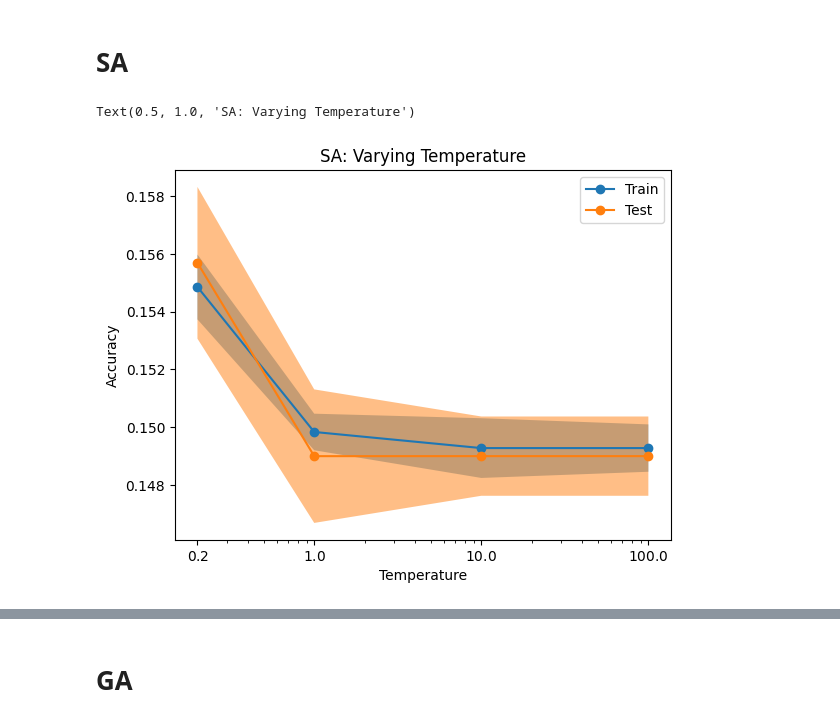
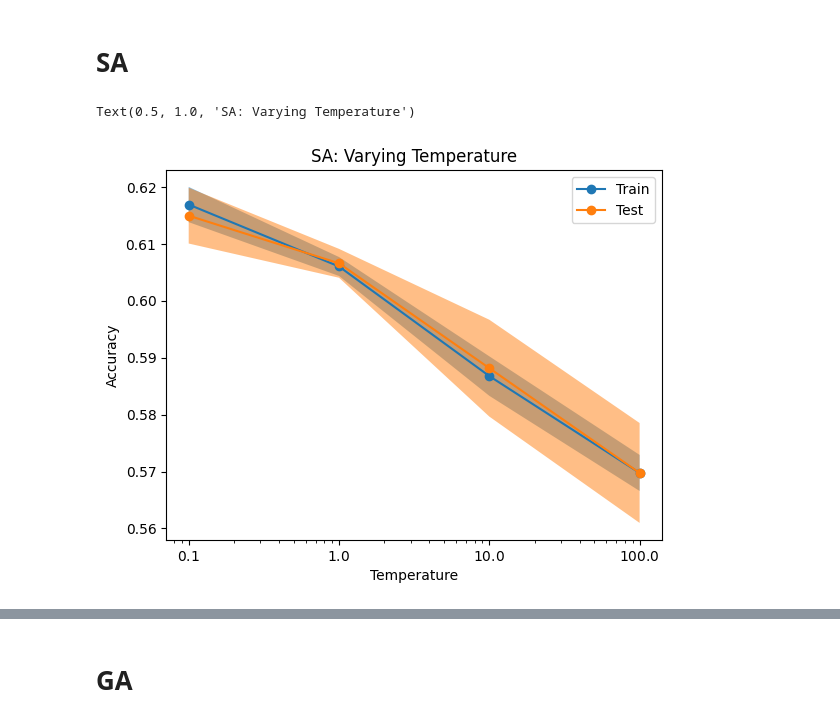
Before and after one commit to JohhnnyKeepWalking985/ML-HW2, a Jupyter notebook: notebooks/nn_experiments.ipynb, the cells around one changed output, grey strips where cells are left out. Saved outputs shown, nothing was run; the diff lists cells and outputs as text; code cells hidden in the pictures.

```diff
--- a/notebooks/nn_experiments.ipynb
+++ b/notebooks/nn_experiments.ipynb
@@ -85,28 +71,42 @@ nn_model = mlrose.NeuralNetwork(
 # %%
-schedule = [mlrose.GeomDecay(init_temp=0.2, decay=0.999, min_temp=0.00001),
+nn_model = mlrose.NeuralNetwork(
+    hidden_nodes=[256, 256, 256],
+    activation='sigmoid',
+    algorithm='simulated_annealing',
+    max_iters=1000,
+    bias=True,
+    is_classifier=True,
+    early_stopping=False,
+    clip_max=5,
+    schedule=mlrose.GeomDecay(init_temp=1, decay=0.999, min_temp=0.00001),
+    curve=True,
+    random_state=44
+)
+
+schedule = [mlrose.GeomDecay(init_temp=0.1, decay=0.999, min_temp=0.00001),
             mlrose.GeomDecay(init_temp=1, decay=0.999, min_temp=0.00001),
             mlrose.GeomDecay(init_temp=10, decay=0.999, min_temp=0.00001),
             mlrose.GeomDecay(init_temp=100, decay=0.999, min_temp=0.00001)]
 
 sa_train_pop_size, sa_valid_pop_size = validation_curve(estimator=nn_model,
                                                         X=X_train,
                                                         y=y_train,
-                                                        param_name="Temperature",
+                                                        param_name="schedule",
                                                         param_range=schedule,
                                                         cv=3,
                                                         scoring="accuracy",
                                                         n_jobs=-1)
 
 display = ValidationCurveDisplay(param_name='Temperature',
-                                 param_range=np.array([0.2, 1, 10, 100]),
+                                 param_range=np.array([0.1, 1, 10, 100]),
                                  train_scores=sa_train_pop_size,
                                  test_scores=sa_valid_pop_size,
                                  score_name='Accuracy')
 param = { "line_kw" : {"marker":"o"}}
 display.plot(**param)
 plt.gca().xaxis.set_major_formatter(ScalarFormatter(useMathText=True))
-plt.xticks(ticks=[0.2, 1, 10, 100])
+plt.xticks(ticks=[0.1, 1, 10, 100])
 plt.title("SA: Varying Temperature")
 # %% [output]
 Text(0.5, 1.0, 'SA: Varying Temperature')
-[figure, old version]
+[figure, new version]
```
Also changed, not shown: parts of 13 cells of this notebook.
